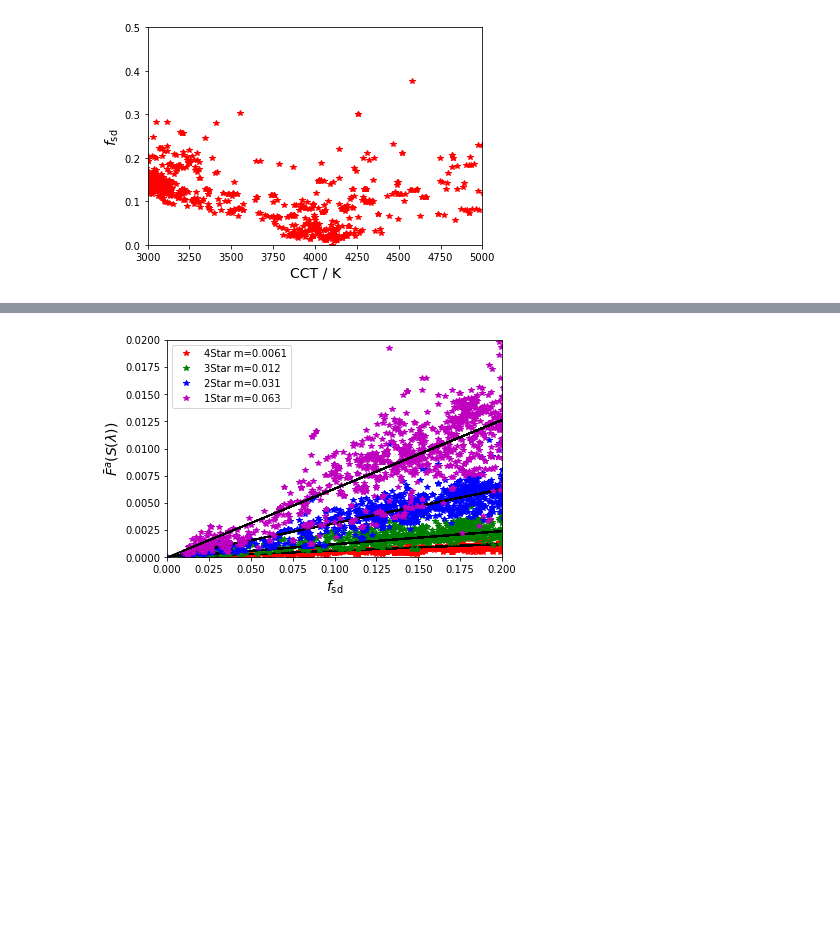
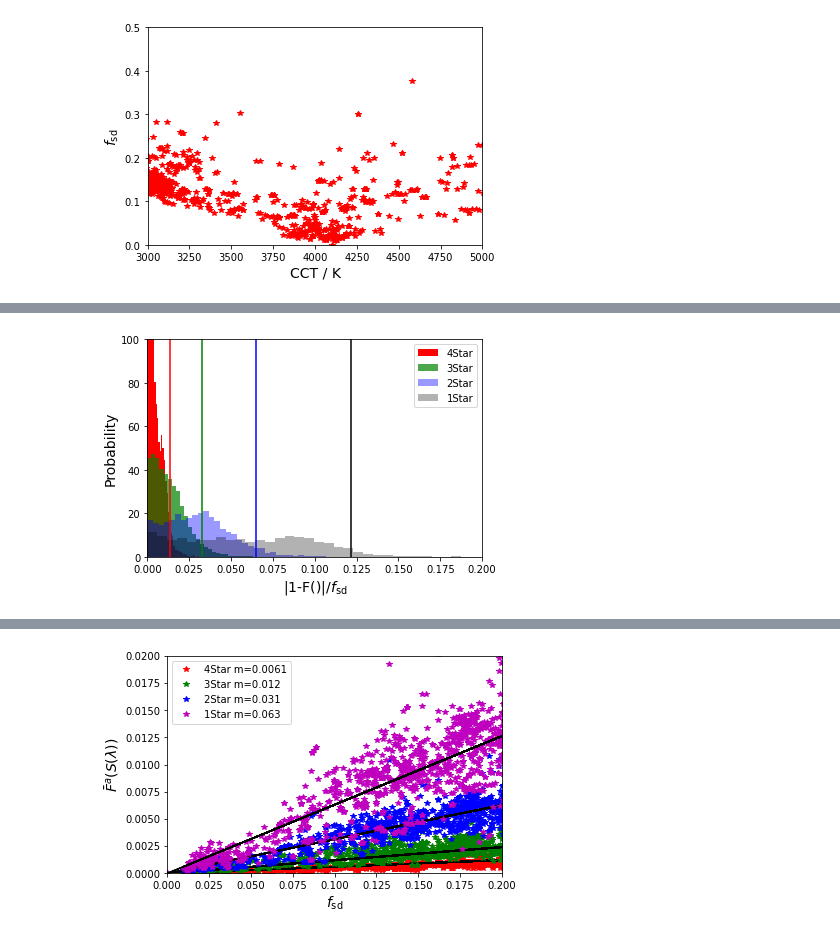
Before and after one commit to empir19nrm02/empir19nrm02, a Jupyter notebook: empir19nrm02/Jupyter/fsd_Test.ipynb, the cells around one changed output, grey strips where cells are left out. Cells and saved outputs as stored; diff of their text form; code cells hidden in the pictures; blank space fills up the shorter version.

```diff
--- a/empir19nrm02/Jupyter/fsd_Test.ipynb
+++ b/empir19nrm02/Jupyter/fsd_Test.ipynb
@@ -21,6 +24,11 @@ strVLambda = '$V(\lambda)$'
 
 #strAU = ' / A.U.'
 strAU = ''
+
+a1=1
+a2=0.7
+a3=0.4
+a4=0.3
 # %%
 
 selected_detector = 73
@@ -314,3 +362,22 @@ diag_y_max = 0.02
+# %%
+hBins = 50
+fig, ax1 = pyplot.subplots()
+ax1.set_xlim([diag_y_min,diag_y_max_slope])
+ax1.set_ylim([0,100])
+ax1.set_xlabel('|1-F()|/'+strfsd, fontsize=label_font_size)
+ax1.set_ylabel('Probability', fontsize=label_font_size)
+ax1.hist(data4Star.flatten(),  bins=hBins, alpha = a1, log=False, density=True, label='4Star', color = 'r')
+ax1.axvline( np.quantile(data4Star, 0.95), color='r')
+ax1.hist(data3Star.flatten(),  bins=hBins, alpha = a2, log=False, density=True, label='3Star', color = 'g')
+ax1.axvline( np.quantile(data3Star, 0.95), color='g')
+ax1.hist(data2Star.flatten(),  bins=hBins, alpha = a3, log=False, density=True, label='2Star', color = 'b')
+ax1.axvline( np.quantile(data2Star, 0.95), color='b')
+ax1.hist(data1Star.flatten(), bins=hBins, alpha = a4, log=False, density=True, label='1Star', color = 'k')
+ax1.axvline( np.quantile(data1Star, 0.95), color='k')
+ax1.legend()
+save_fig(filename='Hist_fsd_AllStars')
+# %% [output]
+[figure, added]
 # %%
 def fsd_regression( reg_data, ax, str_color):
     sort_index = np.argsort(fsd)
```
Also changed, not shown: parts of 9 cells of this notebook.
